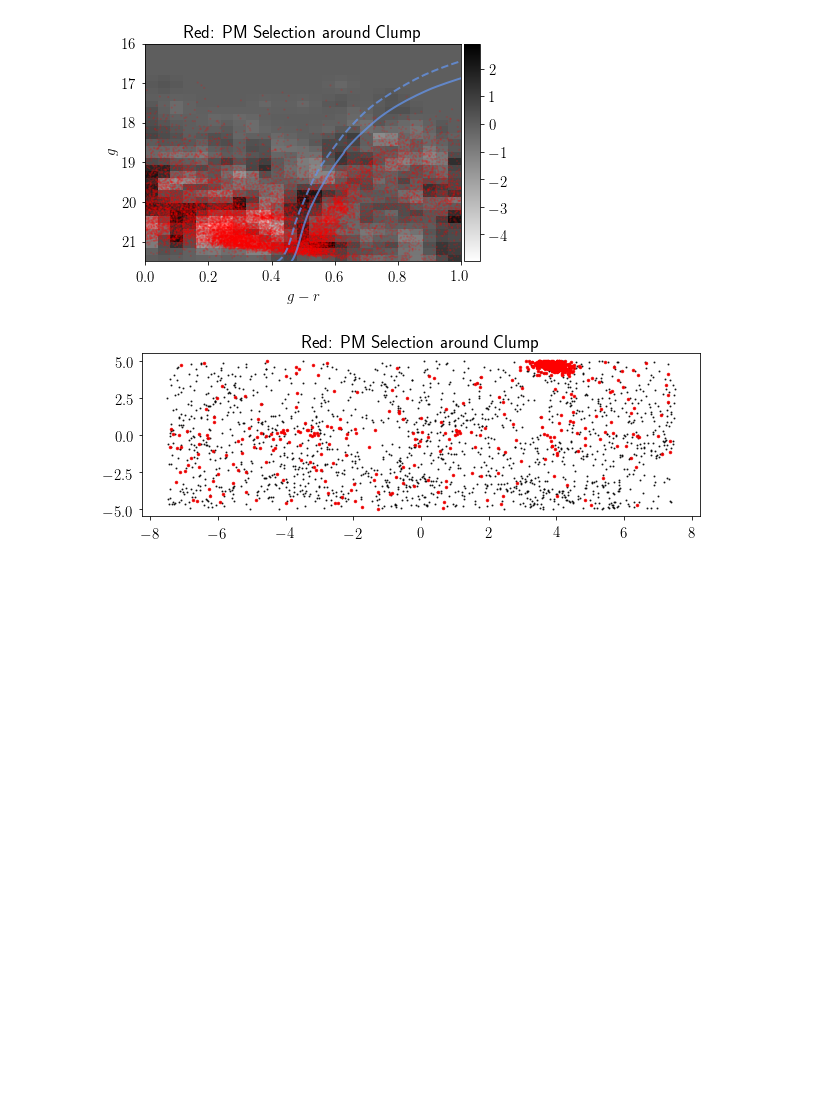
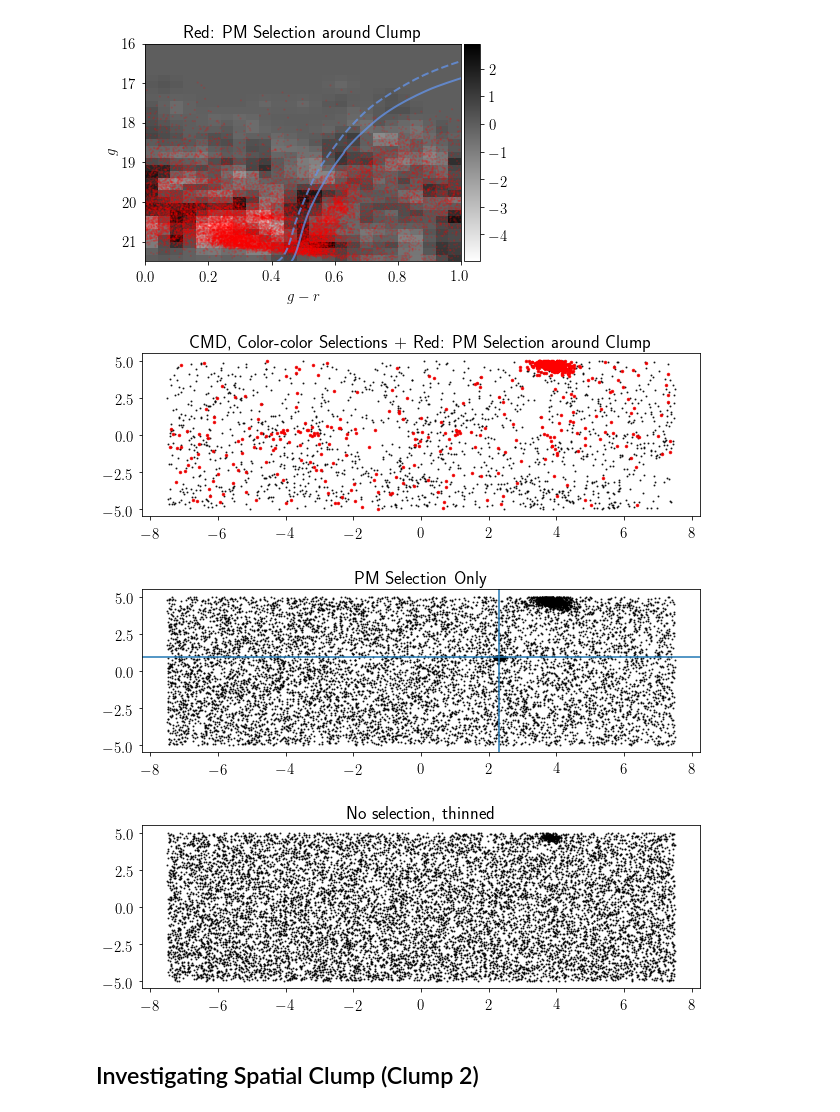
Before and after one commit to norashipp/shared_notebooks, a Jupyter notebook: Elqui.ipynb, the cells around one changed output. Drawn from its saved outputs; the diff is of its cells as text; code cells hidden in the pictures; blank space fills up the shorter version.

Commit message:
spatial clump 2 plots

```diff
--- a/Elqui.ipynb
+++ b/Elqui.ipynb
@@ -537,6 +539,7 @@ plt.show()
 print pmRA_clump, pmDEC_clump
 print pmPHI1_clump, pmPHI2_clump
 pm_cut_clump = (np.abs(data['PMRA'] - pmRA_clump) < 2*data['PMRA_ERROR']) & (np.abs(data['PMDEC'] - pmDEC_clump) < 2*data['PMDEC_ERROR'])
+pm_cut_clump_tight = (np.abs(data['PMRA'] - pmRA_clump) < data['PMRA_ERROR']) & (np.abs(data['PMDEC'] - pmDEC_clump) < data['PMDEC_ERROR'])
 # %% [output]
 -2.0 2.4
 3.0 1.0
@@ -564,12 +567,35 @@ pm.colorbar(im)
 # %%
 # spatial plot with selections
 # on-stream: darkslateblue
 # off-stream: green
 
 plt.figure(figsize=(10,3))
 plt.plot(data['PHI1'][iso_cut1&ri_cut], data['PHI2'][iso_cut1&ri_cut], 'k.', ms=2, alpha=0.8)
 plt.plot(data['PHI1'][iso_cut1&ri_cut&pm_cut_clump], data['PHI2'][iso_cut1&ri_cut&pm_cut_clump], 'r.', ms=5, alpha=0.8)
-plt.title('Red: PM Selection around Clump')
+plt.title('CMD, Color-color Selections + Red: PM Selection around Clump')
 plt.show()
+
+plt.figure(figsize=(10,3))
+plt.plot(data['PHI1'][pm_cut_clump_tight], data['PHI2'][pm_cut_clump_tight], 'k.', ms=2, alpha=0.8)
+# plt.plot(data['PHI1'][pm_cut_clump_tight&on_clump2], data['PHI2'][pm_cut_clump_tight&on_clump2], 'b.', ms=2, alpha=0.8)
+
+phi1_clump2 = 2.3
+phi2_clump2 = 0.9
+plt.axvline(phi1_clump2)
+plt.axhline(phi2_clump2)
+
+plt.title('PM Selection Only')
+plt.show()
+
+norm = data.size / data[pm_cut_clump_tight].size
+# print norm
+plt.figure(figsize=(10,3))
+plt.plot(data['PHI1'][::int(norm)], data['PHI2'][::int(norm)], 'k.', ms=2, alpha=0.8)
+plt.title('No selection, thinned')
+plt.show()
 # %% [output]
-[figure, old version]
+[figure, new version]
+[figure, added]
+[figure, added]
+# %% [markdown]
+## Investigating Spatial Clump (Clump 2)
```
Also changed, not shown: parts of 4 cells of this notebook.
